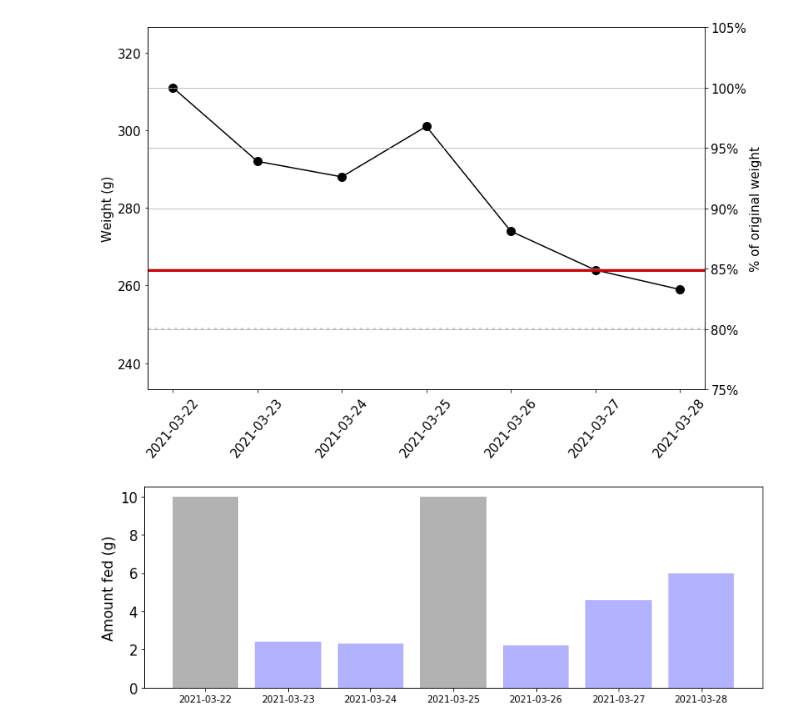
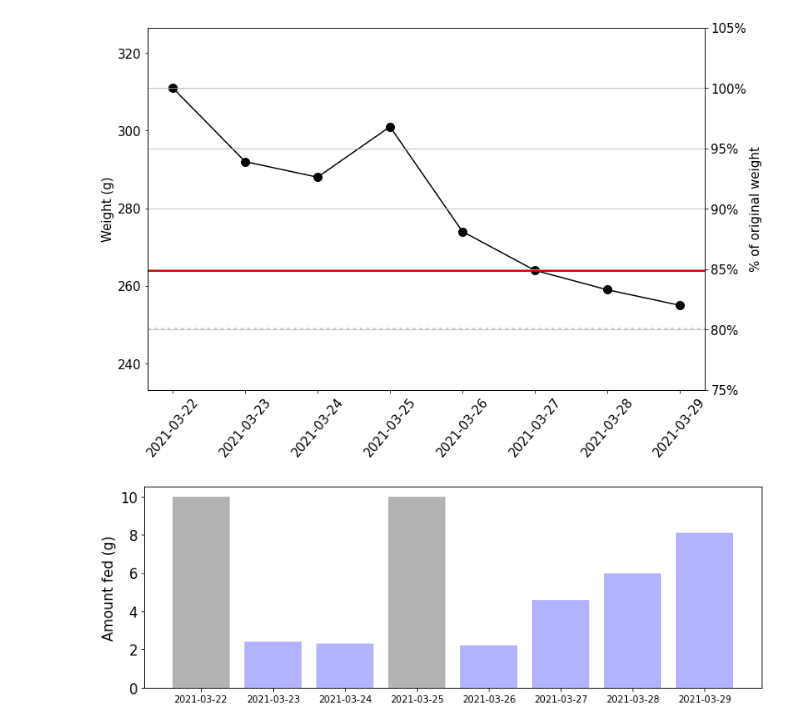
Before and after one commit to shauryagoyall/Andrea-Data, a Jupyter notebook: Weight_JC257.ipynb, the cells around one changed output. Cells and saved outputs as stored; diff of their text form; code cells hidden in the pictures.

```diff
--- a/Weight_JC257.ipynb
+++ b/Weight_JC257.ipynb
@@ -12,7 +12,8 @@ weight_JC257 = [
     301,
     274,
     264,
-    259
+    259,
+    255,
 ]
 
 date_JC257 = [
@@ -23,6 +24,7 @@ date_JC257 = [
     datetime.date(2021, 3, 26),
     datetime.date(2021, 3, 27),
     datetime.date(2021, 3, 28),
+    datetime.date(2021, 3, 29),
 ]
 
 days = mdates.DayLocator() # find every day
@@ -35,39 +37,40 @@ amountfed_JC257 = [
     2.2,
     4.6,
     6,
+    8.1,
 ]
 # %%
 fig, ax = plt.subplots(figsize=(12,8))
 ax.plot(date_JC257, weight_JC257, marker='o', markersize=10, color="black")
 # ax.plot(weight_JC257)
 ax.axhline(264, color='#cc0000', linewidth='3')
 ax.axhline(249, color='#a6a6a6', linewidth='3', linestyle=':', alpha=0.5)
 # ax.set_ylim(240, 320)
 ax.set_ylim(233.25, 326.55)
 # ax.set_xlabel("Date", fontsize=15)
 ax.set_ylabel("Weight (g)", fontsize=15)
 ax.tick_params(axis='x', labelsize=15, rotation=50)
 ax.tick_params(axis='y', labelsize=15)
 ax.xaxis.set_major_locator(days) # set ticks to plot each day
 
 ax2 = ax.twinx()
 ax2.set_ylabel("% of original weight", fontsize=15)
 ax2.set_ylim(75, 105)
 ax2.tick_params(axis='y', labelsize=15)
 fmt = '%.0f%%'
 yticks = mtick.FormatStrFormatter(fmt)
 ax2.yaxis.set_major_formatter(yticks)
 
 ax2.yaxis.grid()
 
 plt.show()
 # plt.savefig("Weight_JC257.jpg")
 
 fig2, ax = plt.subplots(figsize=(12,4))
-ax.bar(date_JC257, amountfed_JC257, alpha=0.3, color=('k','b','b','k','b','b','b'))
+ax.bar(date_JC257, amountfed_JC257, alpha=0.3, color=('k','b','b','k','b','b','b','b'))
 ax.set_ylabel("Amount fed (g)", fontsize=15)
 ax.tick_params(axis='y', labelsize=15)
 plt.show()
 # %% [output]
-[figure, old version]
+[figure, new version]
-[figure, old version]
+[figure, new version]
```
